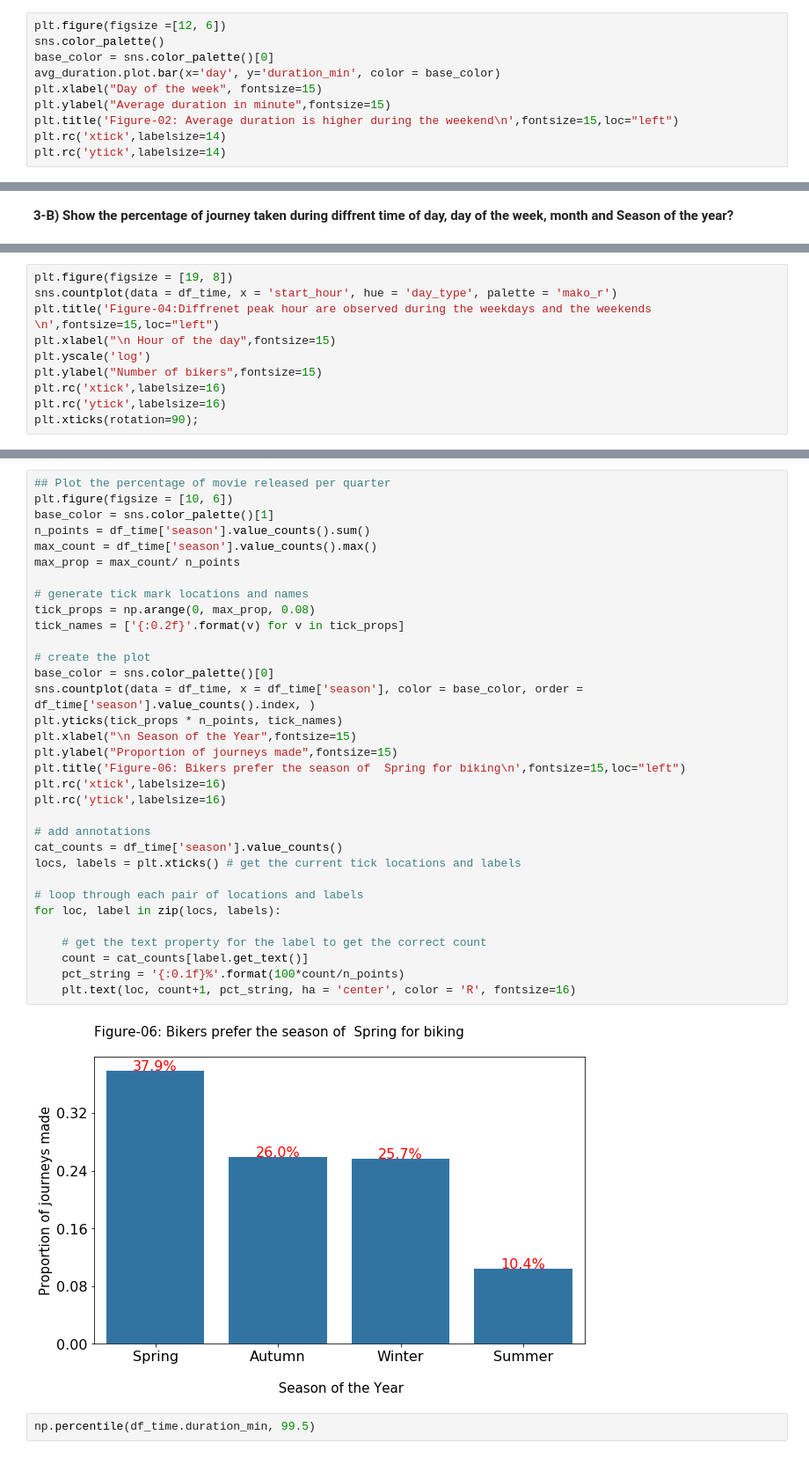
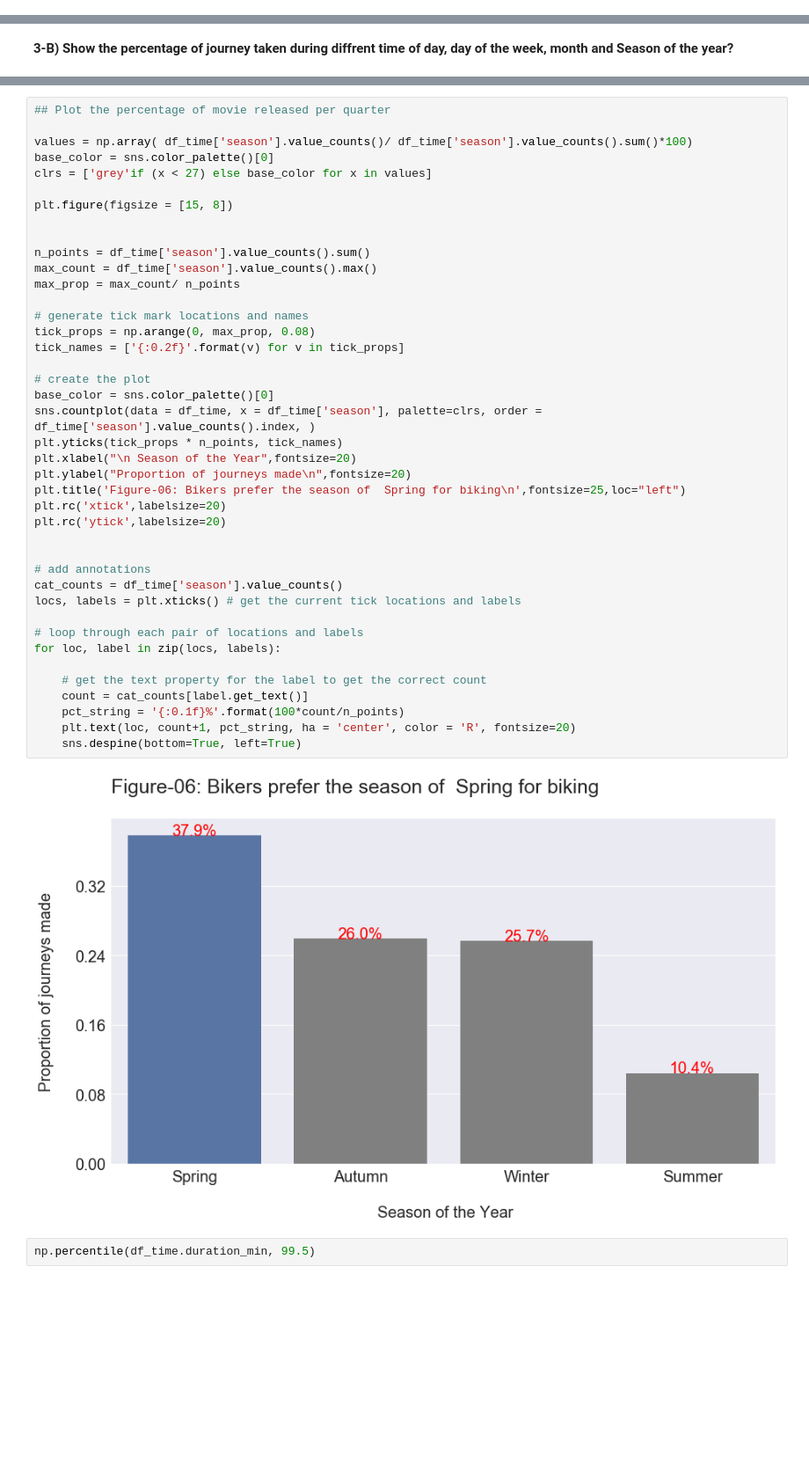
Before and after one commit to jahid-razan/Data-Analyst_Nano_degree_projects, a Jupyter notebook: Data_Story- Time & User Type.ipynb, the cells around one changed output, grey strips where cells are left out. Shown at 88% size. Drawn from its saved outputs; the diff is of its cells as text; blank space fills up the shorter version.

```diff
--- a/Data_Story- Time & User Type.ipynb
+++ b/Data_Story- Time & User Type.ipynb
@@ -107,13 +74,3 @@ avg_duration
 | 4 | Thu | 11.878447 |
 | 5 | Tue | 11.844706 |
 | 6 | Wed | 11.794532 |
-# %%
-plt.figure(figsize =[12, 6])
-sns.color_palette()
-base_color = sns.color_palette()[0]
-avg_duration.plot.bar(x='day', y='duration_min', color = base_color)
-plt.xlabel("Day of the week", fontsize=15)
-plt.ylabel("Average duration in minute",fontsize=15)
-plt.title('Figure-02: Average duration is higher during the weekend\n',fontsize=15,loc="left")
-plt.rc('xtick',labelsize=14)
-plt.rc('ytick',labelsize=14)
@@ -140,10 +146,0 @@ plt.xticks(rotation=90);
-# %%
-plt.figure(figsize = [19, 8])
-sns.countplot(data = df_time, x = 'start_hour', hue = 'day_type', palette = 'mako_r')
-plt.title('Figure-04:Diffrenet peak hour are observed during the weekdays and the weekends \n',fontsize=15,loc="left")
-plt.xlabel("\n Hour of the day",fontsize=15)
-plt.yscale('log')
-plt.ylabel("Number of bikers",fontsize=15)
-plt.rc('xtick',labelsize=16)
-plt.rc('ytick',labelsize=16)
-plt.xticks(rotation=90);
@@ -187,38 +264,46 @@ for loc, label in zip(locs, labels):
 # %%
 ## Plot the percentage of movie released per quarter
-plt.figure(figsize = [10, 6])
-base_color = sns.color_palette()[1]
+
+values = np.array( df_time['season'].value_counts()/ df_time['season'].value_counts().sum()*100)
+base_color = sns.color_palette()[0]
+clrs = ['grey'if (x < 27) else base_color for x in values]
+
+plt.figure(figsize = [15, 8])
+
+
 n_points = df_time['season'].value_counts().sum()
 max_count = df_time['season'].value_counts().max()
 max_prop = max_count/ n_points
 
 # generate tick mark locations and names
 tick_props = np.arange(0, max_prop, 0.08)
 tick_names = ['{:0.2f}'.format(v) for v in tick_props]
 
 # create the plot
 base_color = sns.color_palette()[0]
-sns.countplot(data = df_time, x = df_time['season'], color = base_color, order = df_time['season'].value_counts().index, )
+sns.countplot(data = df_time, x = df_time['season'], palette=clrs, order = df_time['season'].value_counts().index, )
 plt.yticks(tick_props * n_points, tick_names)
-plt.xlabel("\n Season of the Year",fontsize=15)
-plt.ylabel("Proportion of journeys made",fontsize=15)
-plt.title('Figure-06: Bikers prefer the season of  Spring for biking\n',fontsize=15,loc="left")
-plt.rc('xtick',labelsize=16)
-plt.rc('ytick',labelsize=16)
+plt.xlabel("\n Season of the Year",fontsize=20)
+plt.ylabel("Proportion of journeys made\n",fontsize=20)
+plt.title('Figure-06: Bikers prefer the season of  Spring for biking\n',fontsize=25,loc="left")
+plt.rc('xtick',labelsize=20)
+plt.rc('ytick',labelsize=20)
+
 
 # add annotations
 cat_counts = df_time['season'].value_counts()
 locs, labels = plt.xticks() # get the current tick locations and labels
 
 # loop through each pair of locations and labels
 for loc, label in zip(locs, labels):
 
     # get the text property for the label to get the correct count
     count = cat_counts[label.get_text()]
     pct_string = '{:0.1f}%'.format(100*count/n_points)
-    plt.text(loc, count+1, pct_string, ha = 'center', color = 'R', fontsize=16)
+    plt.text(loc, count+1, pct_string, ha = 'center', color = 'R', fontsize=20)
+    sns.despine(bottom=True, left=True)
 # %% [output]
-[figure, old version]
+[figure, new version]
 # %%
 np.percentile(df_time.duration_min, 99.5)
 # %% [output]
```
Also changed, not shown: parts of 34 cells of this notebook, 7 other files.
